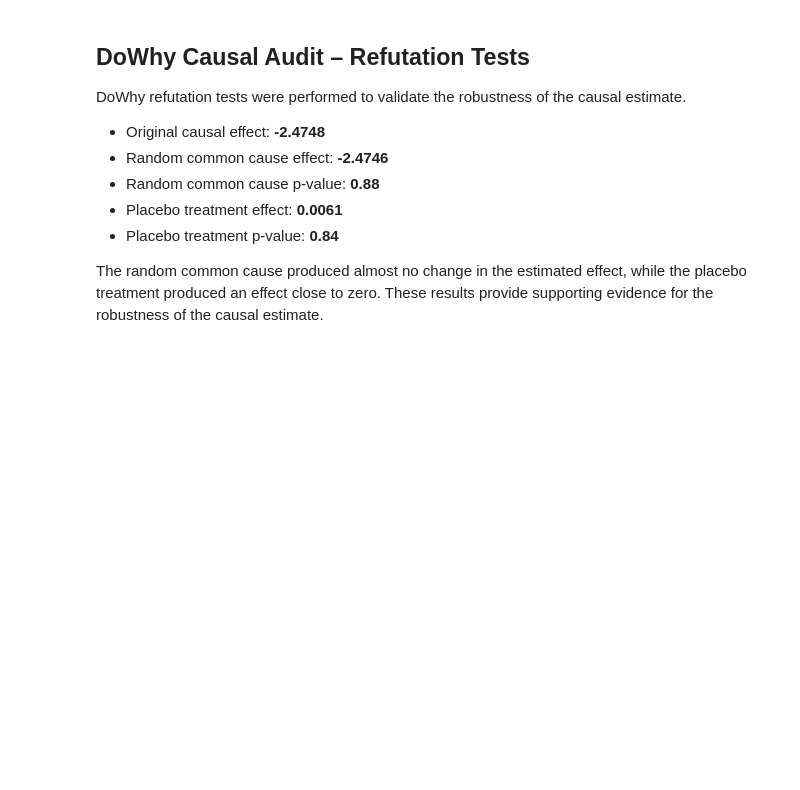
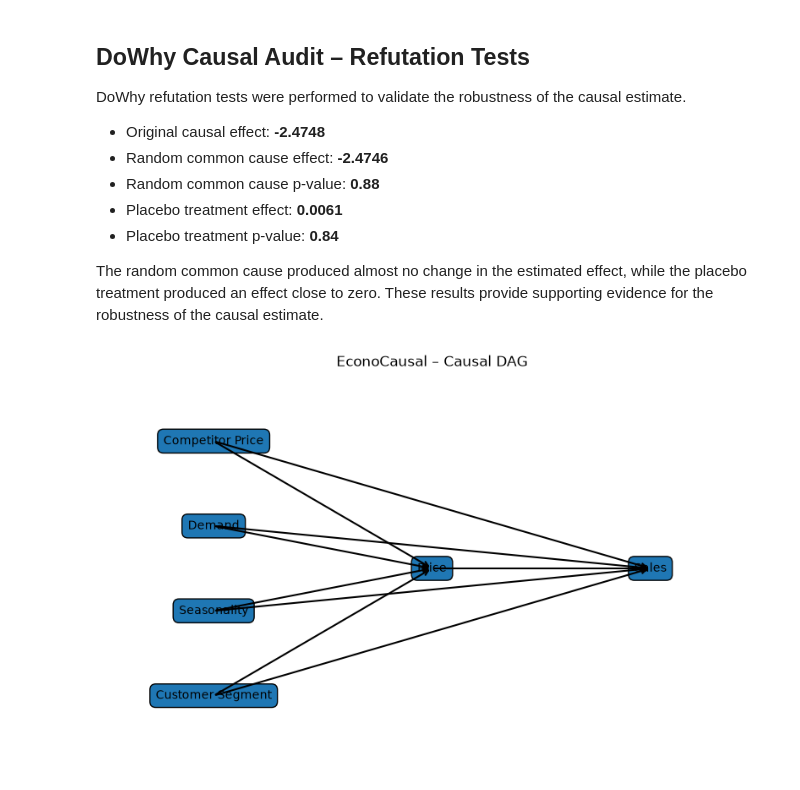
Before and after one commit to shanmugaraj-d/econocausal-dynamic-pricing, a Jupyter notebook: notebooks/week1_week2_results.ipynb, the cells around one changed output. Cells and saved outputs as stored; diff of their text form; code cells hidden in the pictures; blank space fills up the shorter version.

Commit message:
docs: add causal DAG

```diff
--- a/notebooks/week1_week2_results.ipynb
+++ b/notebooks/week1_week2_results.ipynb
@@ -216,3 +216,57 @@ DoWhy refutation tests were performed to validate the robustness of the causal e
 - Placebo treatment p-value: **0.84**
 
 The random common cause produced almost no change in the estimated effect, while the placebo treatment produced an effect close to zero. These results provide supporting evidence for the robustness of the causal estimate.
+# %%
+import matplotlib.pyplot as plt
+
+fig, ax = plt.subplots(figsize=(10, 6))
+
+# Node positions
+positions = {
+    "Competitor Price": (0, 3),
+    "Demand": (0, 2),
+    "Seasonality": (0, 1),
+    "Customer Segment": (0, 0),
+    "Price": (2, 1.5),
+    "Sales": (4, 1.5),
+}
+
+# Draw nodes
+for node, (x, y) in positions.items():
+    ax.text(
+        x, y, node,
+        ha="center", va="center",
+        bbox=dict(boxstyle="round,pad=0.5")
+    )
+
+# Draw causal arrows
+causal_edges = [
+    ("Competitor Price", "Price"),
+    ("Competitor Price", "Sales"),
+    ("Demand", "Price"),
+    ("Demand", "Sales"),
+    ("Seasonality", "Price"),
+    ("Seasonality", "Sales"),
+    ("Customer Segment", "Price"),
+    ("Customer Segment", "Sales"),
+    ("Price", "Sales"),
+]
+
+for source, target in causal_edges:
+    x1, y1 = positions[source]
+    x2, y2 = positions[target]
+
+    ax.annotate(
+        "",
+        xy=(x2, y2),
+        xytext=(x1, y1),
+        arrowprops=dict(arrowstyle="->", lw=1.5)
+    )
+
+ax.set_title("EconoCausal – Causal DAG")
+ax.set_xlim(-1, 5)
+ax.set_ylim(-0.8, 3.8)
+ax.axis("off")
+plt.show()
+# %% [output]
+[figure, added]
```
Also changed, not shown: parts of 1 cell of this notebook.
